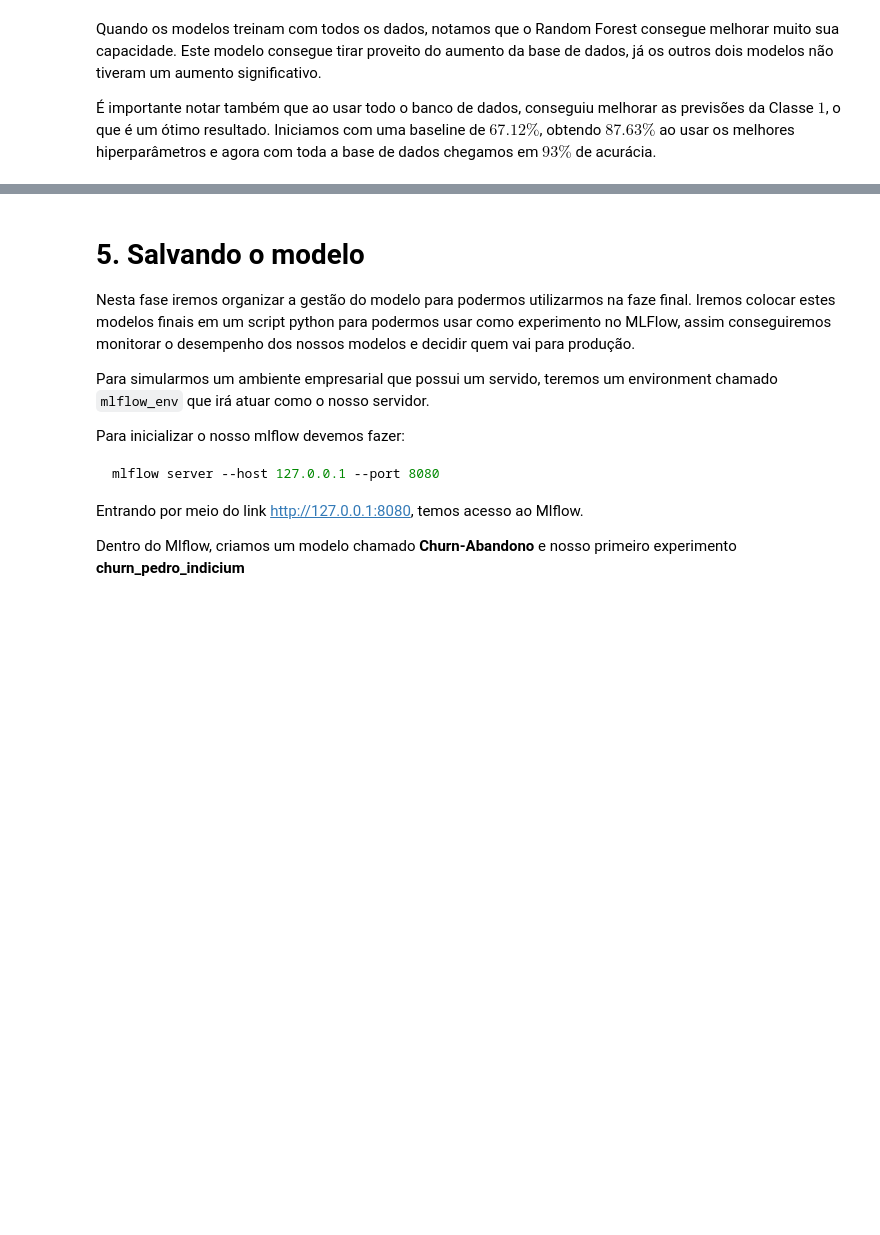
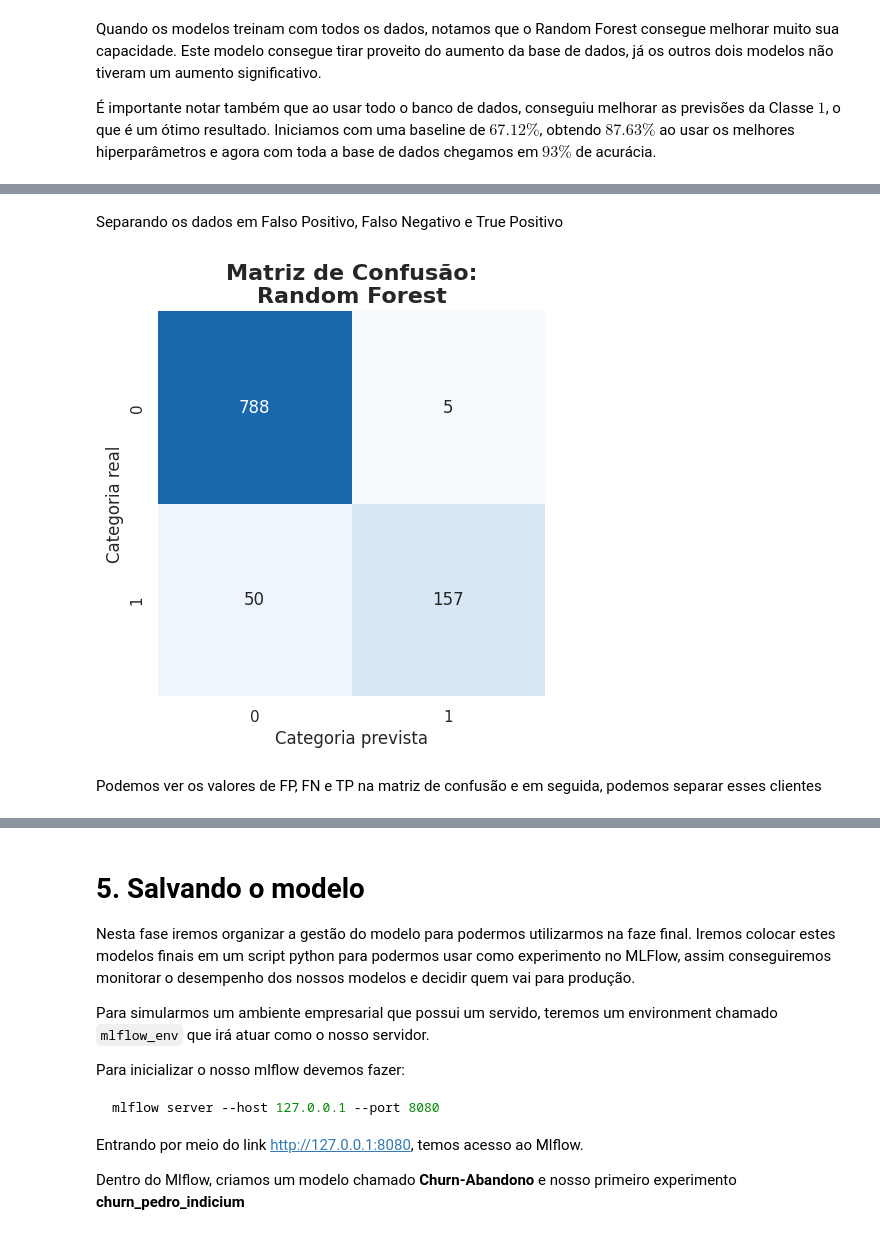
Before and after one commit to mh-pedro/desafio_indicium, a Jupyter notebook: notebooks/preparacao_e_modelagem_dos_dados.ipynb, the cells around one changed output, grey strips where cells are left out. Drawn from its saved outputs; the diff is of its cells as text; code cells hidden in the pictures; blank space fills up the shorter version.

```diff
--- a/notebooks/preparacao_e_modelagem_dos_dados.ipynb
+++ b/notebooks/preparacao_e_modelagem_dos_dados.ipynb
@@ -1289,0 +1354,17 @@ Iniciamos com uma baseline de $67.12\%$, obtendo $87.63\%$ ao usar os melhores h
+# %% [markdown]
+Separando os dados em Falso Positivo, Falso Negativo e True Positivo
+# %%
+plt.figure(figsize=(5,5))
+
+# plotando o gráfico
+sns.heatmap(confusion_matrix(y_test, best_random_RF.predict(X_test)), vmin=0, vmax=1000, annot=True, cmap="Blues", fmt='g', cbar=False)
+plt.title("Matriz de Confusão:\nRandom Forest", fontsize=16, fontweight='bold')
+plt.xlabel("Categoria prevista", fontsize=12)
+plt.ylabel("Categoria real", fontsize=12)
+
+# exibindo o gráfico
+plt.show()
+# %% [output]
+[figure, added]
+# %% [markdown]
+Podemos ver os valores de FP, FN e TP na matriz de confusão e em seguida, podemos separar esses clientes
```
Also changed, not shown: parts of 17 cells of this notebook, 1 other file.
